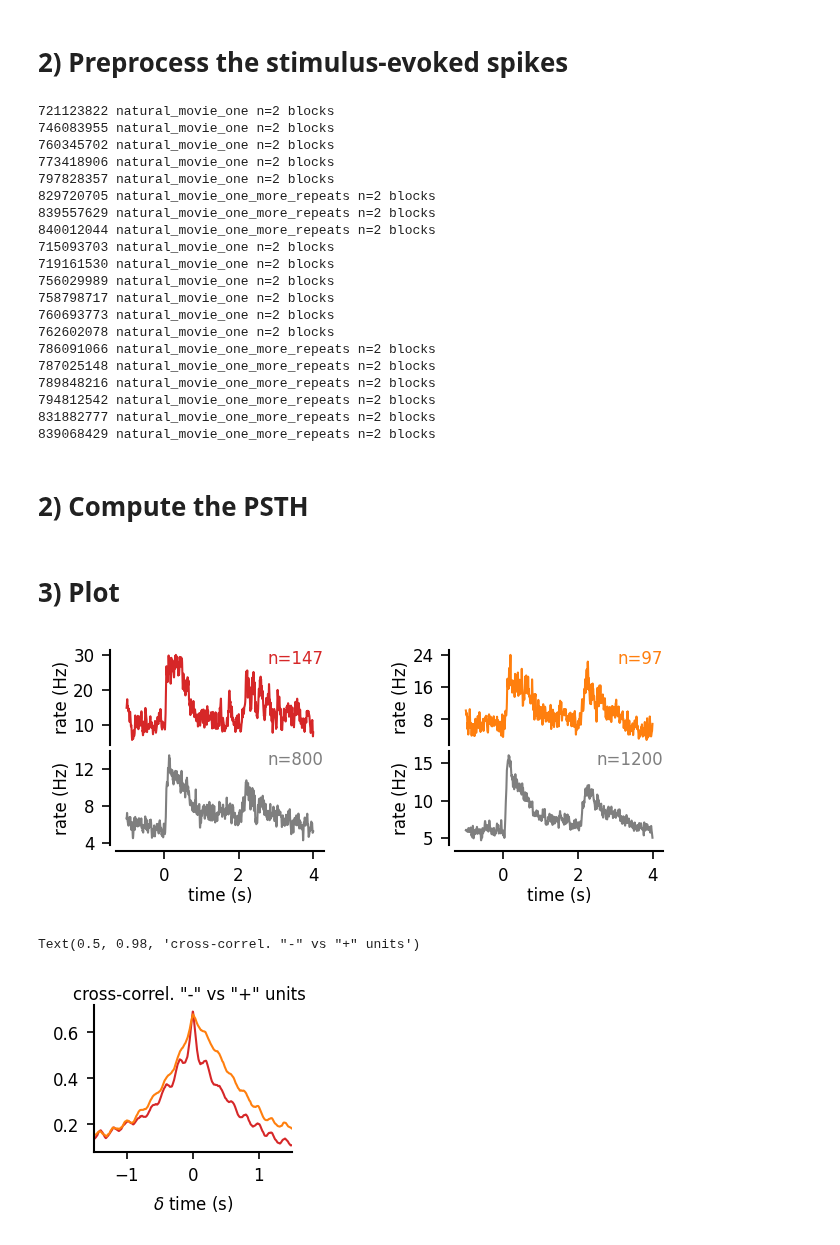
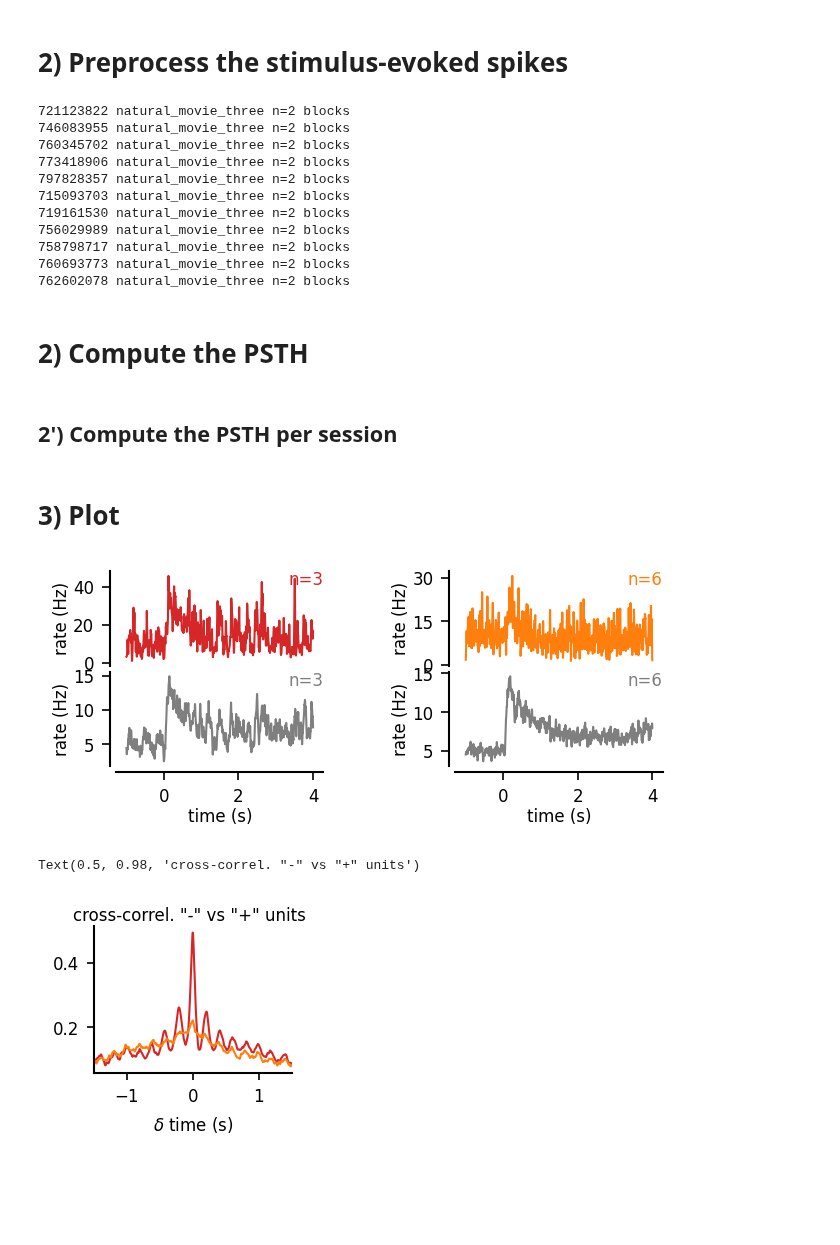
Before and after one commit to yzerlaut/pv-sst-dendrites, a Jupyter notebook: visual_coding/Natural-Movie.ipynb, the cells around one changed output. Cells and saved outputs as stored; diff of their text form; code cells hidden in the pictures; blank space fills up the shorter version.

```diff
--- a/visual_coding/Natural-Movie.ipynb
+++ b/visual_coding/Natural-Movie.ipynb
@@ -62,10 +62,11 @@ if True:
             # fetch summary statistics
             analysis_metrics = cache.get_unit_analysis_metrics_by_session_type(session.session_type)
 
-            for protocol in ['natural_movie_one_more_repeats',
+            for protocol in [\
+                             #'natural_movie_one_more_repeats',
                              'natural_movie_two',
-                             #'natural_movie_three',
-                             'natural_movie_one']:
+                             #'natural_movie_one',
+                             'natural_movie_three']:
                 if protocol in np.unique(stim_table.stimulus_name):
                     cond = (stim_table.stimulus_name==protocol)
                     # get the number of repeats
@@ -92,26 +93,17 @@ if True:
                                              '%s_unit_%i.npy' % (protocol, unit)),
                                 Data)
 # %% [output]
-721123822 natural_movie_one n=2 blocks
-746083955 natural_movie_one n=2 blocks
-760345702 natural_movie_one n=2 blocks
-773418906 natural_movie_one n=2 blocks
-797828357 natural_movie_one n=2 blocks
-829720705 natural_movie_one_more_repeats n=2 blocks
-839557629 natural_movie_one_more_repeats n=2 blocks
-840012044 natural_movie_one_more_repeats n=2 blocks
-715093703 natural_movie_one n=2 blocks
-719161530 natural_movie_one n=2 blocks
-756029989 natural_movie_one n=2 blocks
-758798717 natural_movie_one n=2 blocks
-760693773 natural_movie_one n=2 blocks
-762602078 natural_movie_one n=2 blocks
-786091066 natural_movie_one_more_repeats n=2 blocks
-787025148 natural_movie_one_more_repeats n=2 blocks
-789848216 natural_movie_one_more_repeats n=2 blocks
-794812542 natural_movie_one_more_repeats n=2 blocks
-831882777 natural_movie_one_more_repeats n=2 blocks
-839068429 natural_movie_one_more_repeats n=2 blocks
+721123822 natural_movie_three n=2 blocks
+746083955 natural_movie_three n=2 blocks
+760345702 natural_movie_three n=2 blocks
+773418906 natural_movie_three n=2 blocks
+797828357 natural_movie_three n=2 blocks
+715093703 natural_movie_three n=2 blocks
+719161530 natural_movie_three n=2 blocks
+756029989 natural_movie_three n=2 blocks
+758798717 natural_movie_three n=2 blocks
+760693773 natural_movie_three n=2 blocks
+762602078 natural_movie_three n=2 blocks
 # %% [markdown]
 # 2) Compute the PSTH
 # %%
@@ -133,3 +125,5 @@ for k, key, color in zip(range(2), ['PV', 'SST'], ['tab:red','tab:orange']):
                         rates.append(spikeResp.get_rate(smoothing=5e-3))
 RATES['time'] = spikeResp.t
 np.save(os.path.join('..', 'data', 'visual_coding', 'RATES_natural_movie_one.npy'), RATES)
+# %% [markdown]
+## 2') Compute the PSTH per session
@@ -136,25 +171,26 @@ np.save(os.path.join('..', 'data', 'visual_coding', 'RATES_natural_movie_one.npy
 # %% [markdown]
 # 3) Plot
 # %%
-RATES = np.load(os.path.join('..', 'data', 'visual_coding', 'RATES_natural_movie_one.npy'),
+RATES = np.load(os.path.join('..', 'data', 'visual_coding', 'RATES_per_session_natural_movie_three.npy'),
                 allow_pickle=True).item()
 
 fig, AX = pt.figure(axes=(2,2), hspace=0.1, figsize=(1.3,1))
 
 tCond = RATES['time']<4
 
 for k, key, color in zip(range(2), ['PV', 'SST'], ['tab:red','tab:orange']):
     for u, rates, c in zip(range(2),
                            [RATES[key+'_posUnits'], RATES[key+'_negUnits']],
                            [color, 'tab:grey']):
-        pt.plot(RATES['time'][tCond], np.mean(rates, axis=0)[tCond],
-                #sy=0.*np.std(rates, axis=0)[tCond],
-                ax=AX[u][k], color=c)
-        pt.annotate(AX[u][k], 'n=%i' % len(rates), (1,1), va='top', ha='right', color=c)
-        pt.set_plot(AX[u][k], ['left','bottom'] if u else ['left'],
-                    ylabel='rate (Hz)', xlabel='time (s)' if u else '')
+        if len(rates)>1:
+            pt.plot(RATES['time'][tCond], np.mean(rates, axis=0)[tCond],
+                    #sy=0.*np.std(rates, axis=0)[tCond],
+                    ax=AX[u][k], color=c)
+            pt.annotate(AX[u][k], 'n=%i' % len(rates), (1,1), va='top', ha='right', color=c)
+            pt.set_plot(AX[u][k], ['left','bottom'] if u else ['left'],
+                        ylabel='rate (Hz)', xlabel='time (s)' if u else '')
 # %% [output]
-[figure, old version]
+[figure, new version]
 # %%
 fig, ax = plt.subplots(1) # pt.figure()
 ax.set_xlabel('$\delta$ time (s)')
@@ -172,4 +208,4 @@ ax.set_xlim([-1.5,1.5])
 fig.suptitle('cross-correl. "-" vs "+" units')
 # %% [output]
 Text(0.5, 0.98, 'cross-correl. "-" vs "+" units')
-[figure, old version]
+[figure, new version]
```
Also changed, not shown: parts of 9 cells of this notebook, 2 other files.
